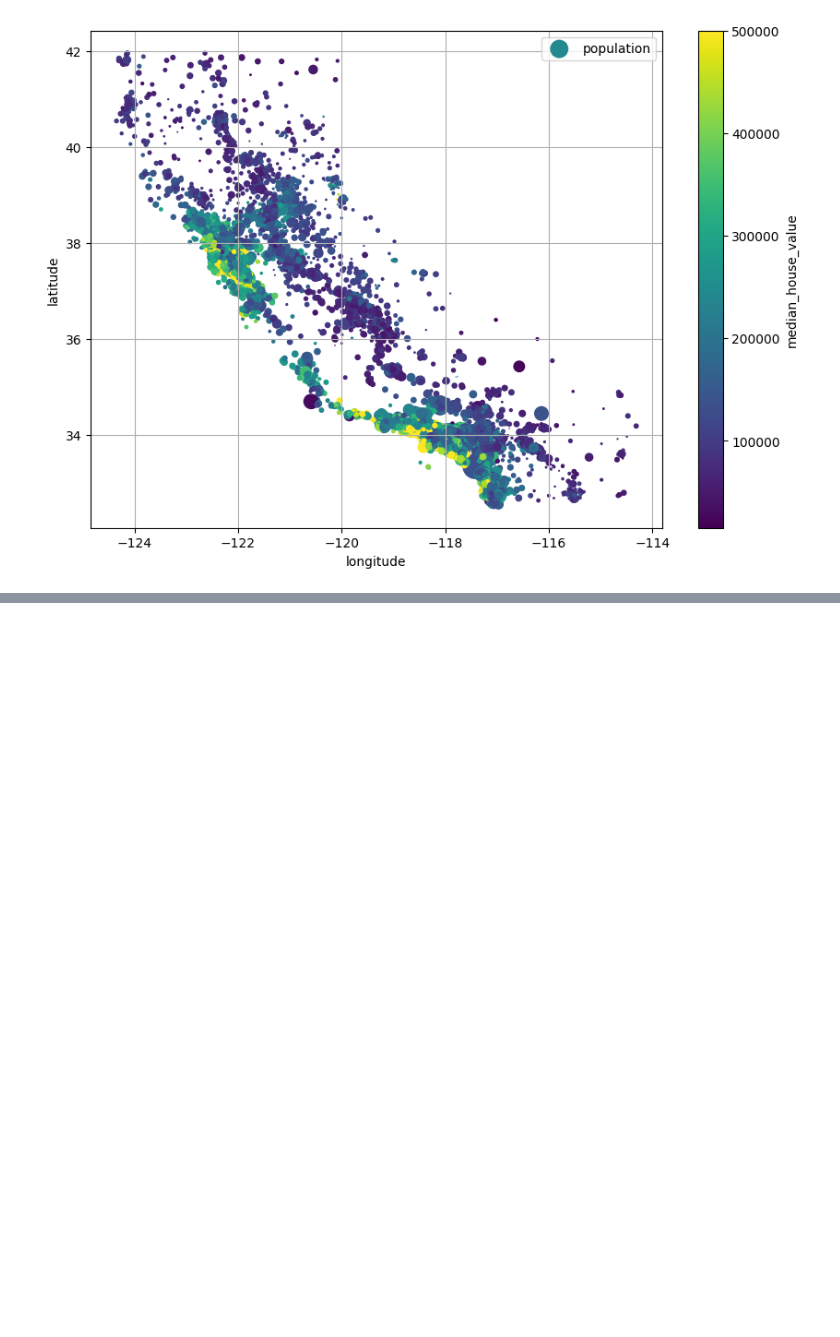
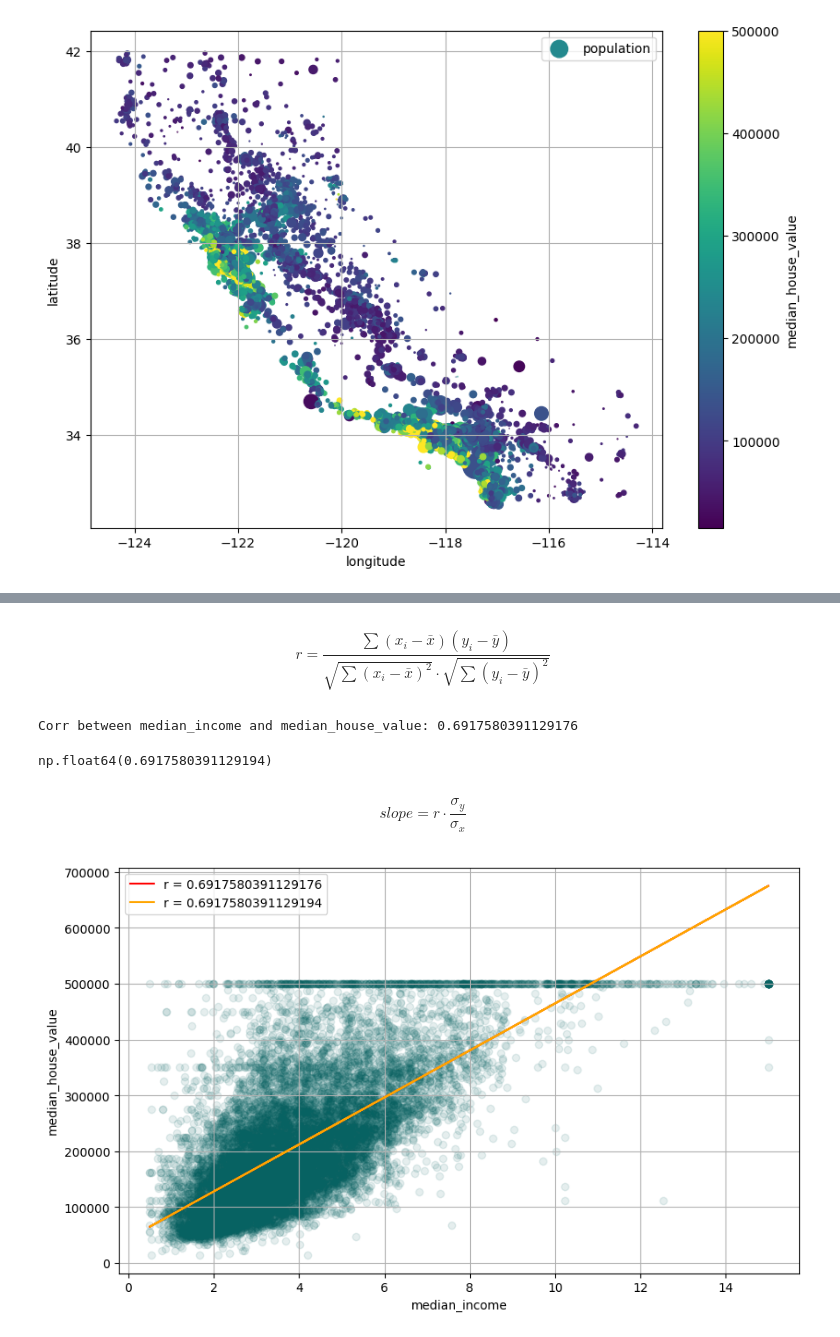
Before and after one commit to AliyarBhos/Works-done-in-Div-Academy, a Jupyter notebook: Geron_Hands_On_ML/chapter2_end_to_end_ML_project.ipynb, the cells around one changed output, grey strips where cells are left out. Drawn from its saved outputs; the diff is of its cells as text; code cells hidden in the pictures; blank space fills up the shorter version.

```diff
--- a/Geron_Hands_On_ML/chapter2_end_to_end_ML_project.ipynb
+++ b/Geron_Hands_On_ML/chapter2_end_to_end_ML_project.ipynb
@@ -231,0 +286,5 @@ fig.update_layout(
+# %% [markdown]
+$$
+r = \frac{\sum (x_i - \bar{x})(y_i - \bar{y})}
+{\sqrt{\sum (x_i - \bar{x})^2} \cdot \sqrt{\sum (y_i - \bar{y})^2}}
+$$
@@ -231,0 +297,48 @@ fig.update_layout(
+# %%
+x_centered = x - x_mean
+y_centered = y - y_mean
+
+numerator = np.sum((x_centered * y_centered))
+# %%
+denominator = np.sqrt(np.sum(x_centered**2)) * np.sqrt(np.sum(y_centered**2))
+# %%
+r = numerator / denominator
+# %%
+print(f'Corr between median_income and median_house_value: {r}')
+# %% [output]
+Corr between median_income and median_house_value: 0.6917580391129176
+# %%
+r_corr = housing[attributes].corr()['median_income']['median_house_value']
+r_corr
+# %% [output]
+np.float64(0.6917580391129194)
+# %% [markdown]
+$$
+slope = r \cdot \frac{\sigma_y}{\sigma_x}
+$$
+# %%
+x_std = x.std()
+y_std = y.std()
+
+slope1 = r * (y_std / x_std)
+slope2 = r_corr * (y_std / x_std)
+
+b1 = y_mean - slope1 * x_mean
+b2 = y_mean - slope2 * x_mean
+
+def line(x, slope, intercept):
+    return slope * x + intercept
+
+plt.figure(figsize=(10,6))
+plt.scatter(x, y, alpha=0.1, color="#076262")
+
+plt.plot(x, line(x, slope1, b1), color="red", label=f"r = {r}")
+plt.plot(x, line(x, slope2, b2), color="orange", label=f"r = {r_corr}")
+
+plt.xlabel("median_income")
+plt.ylabel("median_house_value")
+plt.grid(True)
+plt.legend()
+plt.show()
+# %% [output]
+[figure, added]
```
Also changed, not shown: parts of 12 cells of this notebook.
